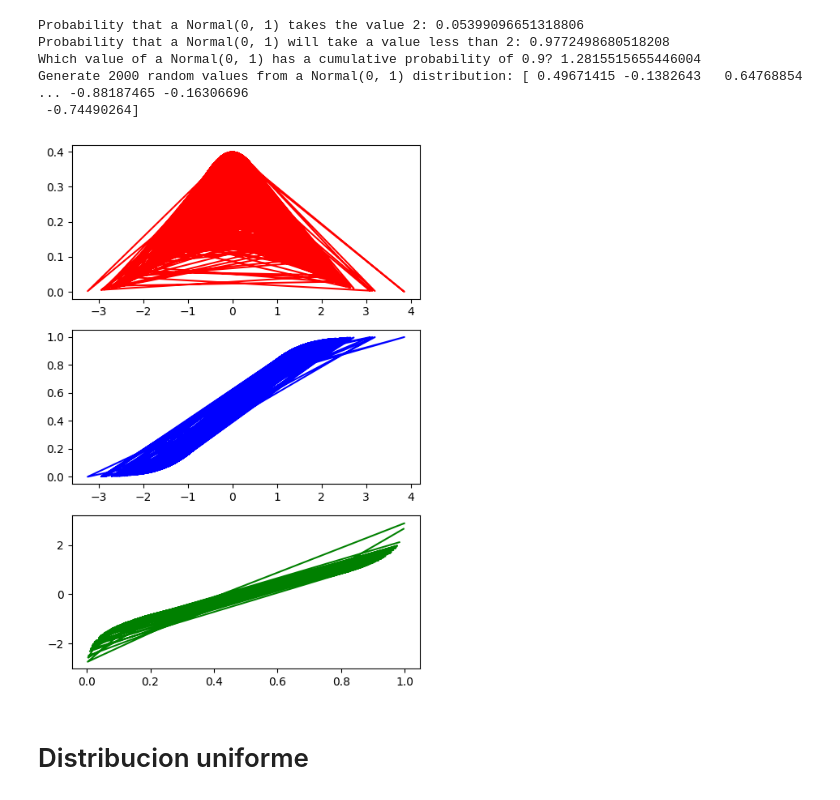
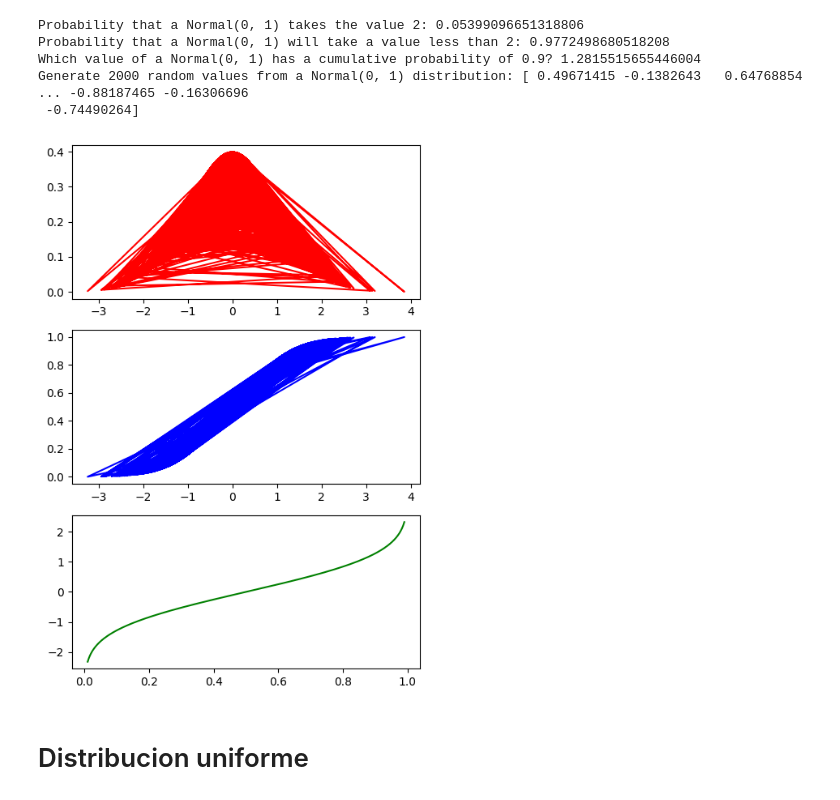
Before and after one commit to 4GeeksAcademy/aliasys-distribucion, a Jupyter notebook: notebook/problems.es.ipynb, the cells around one changed output. Drawn from its saved outputs; the diff is of its cells as text; code cells hidden in the pictures.

```diff
--- a/notebook/problems.es.ipynb
+++ b/notebook/problems.es.ipynb
@@ -138,24 +138,25 @@ Generate 2000 random values from a Normal(0, 1) distribution: [ 0.49671415 -0.13
 # %%
 #Visualización de la distribución normal(0, 1)
 np.random.seed(42)
 
 mean = 0
 sd = 1
-data = rvs_normal(2000, mean = mean, sd = sd)
+pdf = norm.pdf(data, loc=mean, scale=sd)
+cdf = norm.cdf(data, loc=mean, scale=sd)
+ppf_input = np.linspace(0.01, 0.99, 1000)
+ppf = norm.ppf(ppf_input, loc=mean, scale=sd)
 
-pmf = pdf_normal(data, mean = mean, sd = sd)
-cdf = cdf_normal(data, mean = mean, sd = sd)
-ppf = ppf_normal(data, mean = mean, sd = sd)
+fig, axis = plt.subplots(3, 1, figsize=(5, 7))
 
-fig, axis = plt.subplots(3, 1, figsize = (5, 7))
-axis[0].plot(data, pmf, "r-")
+
+axis[0].plot(data, pdf, "r-")
 axis[1].plot(data, cdf, "b-")
-axis[2].plot(data, ppf, "g-")
+axis[2].plot(ppf_input, ppf, "g-")
 
 plt.tight_layout()
 plt.show()
 # %% [output]
-[figure, old version]
+[figure, new version]
 # %% [markdown]
 # Distribucion uniforme
 # %%
```
